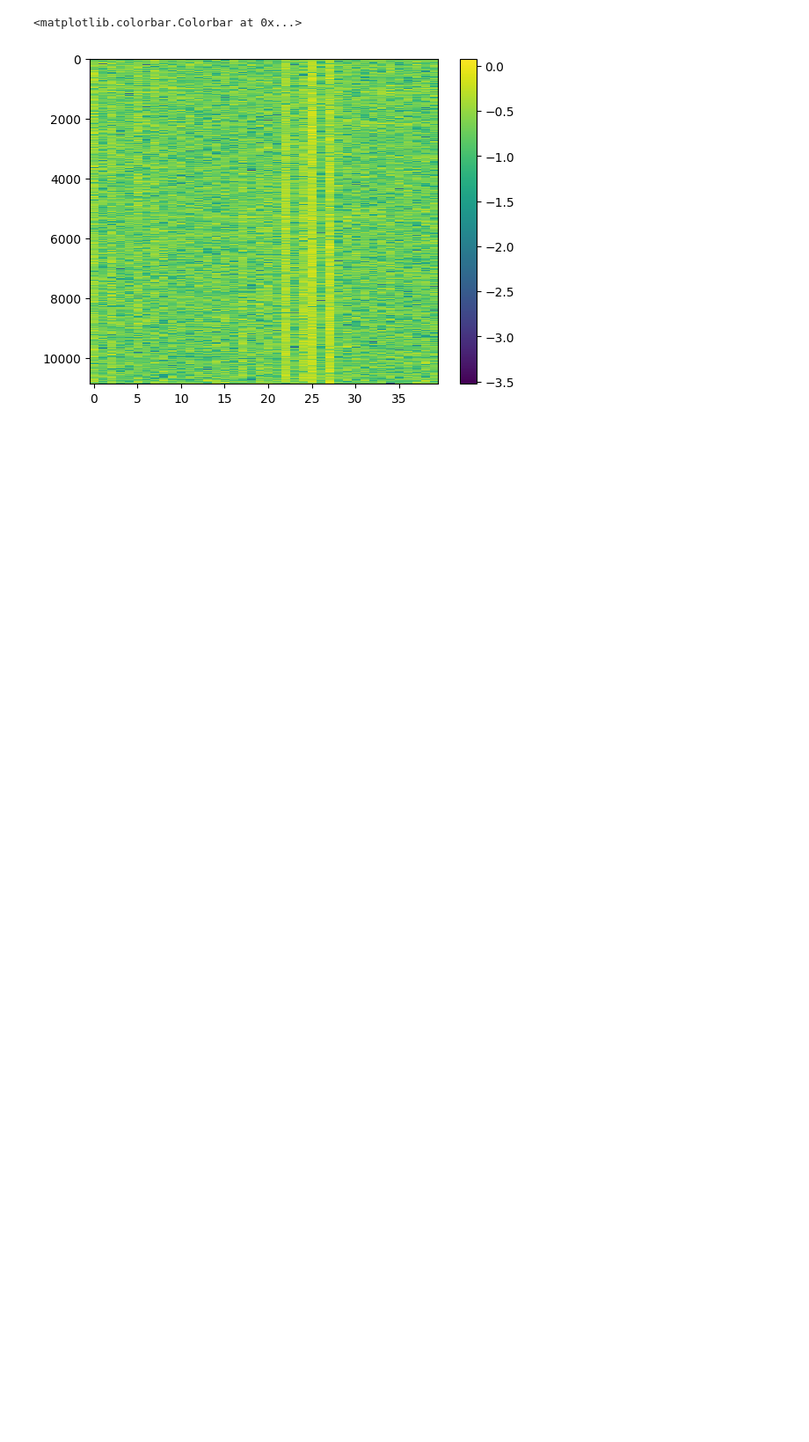
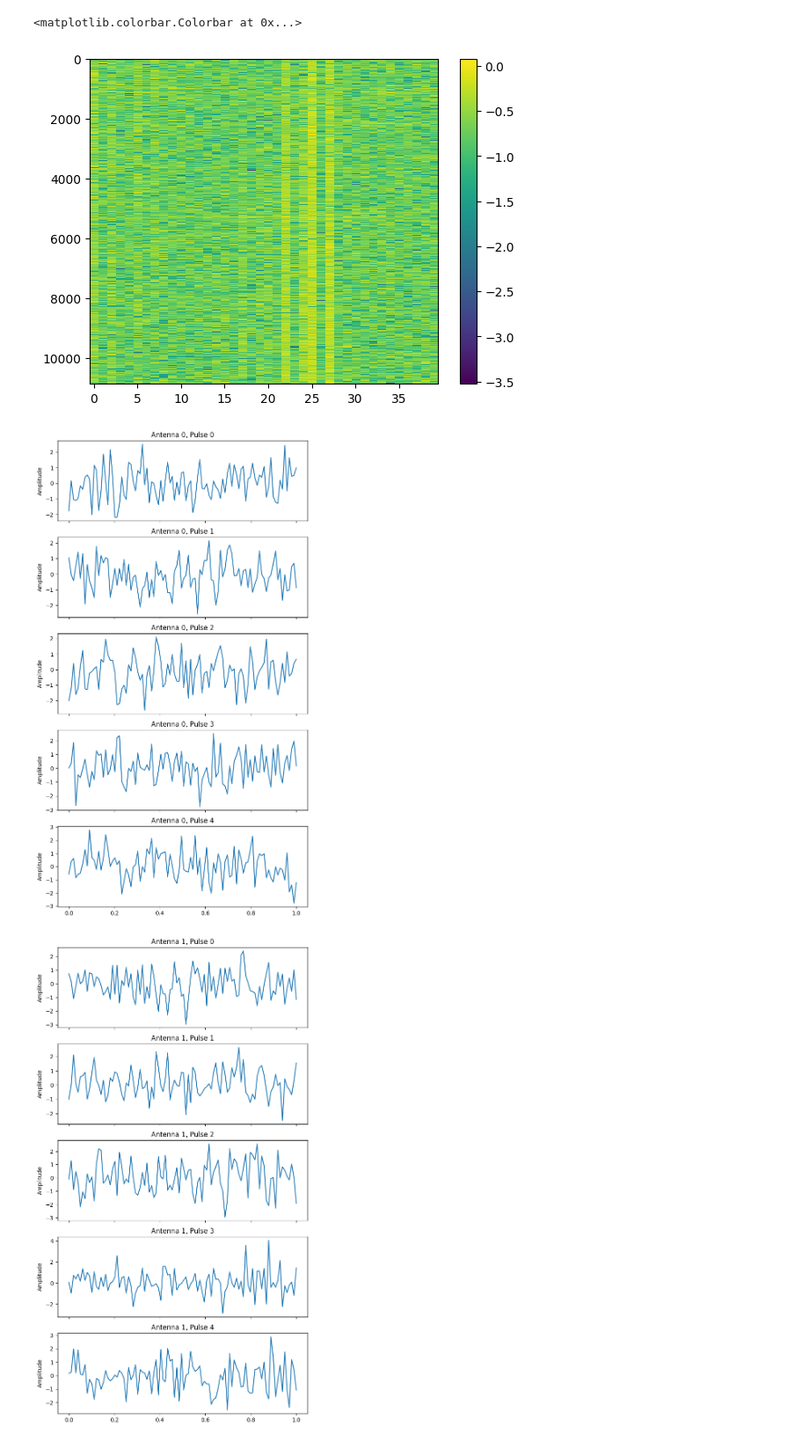
Before and after one commit to ALBATROS-Experiment/albatros_analysis, a Jupyter notebook: scripts/manual_xcorr.ipynb, the cells around one changed output. Shown at 88% size. Drawn from its saved outputs; the diff is of its cells as text; code cells hidden in the pictures; blank space fills up the shorter version.

```diff
--- a/scripts/manual_xcorr.ipynb
+++ b/scripts/manual_xcorr.ipynb
@@ -566,3 +566,31 @@ plt.colorbar()
 # %% [output]
 <matplotlib.colorbar.Colorbar at 0x...>
 [figure]
+# %%
+import numpy as np
+import matplotlib.pyplot as plt
+
+# Dummy data: 5 pulses, 3 antennas, 100 time points
+n_pulses = 5
+n_antennas = 3
+n_time = 100
+
+data = np.random.randn(n_pulses, n_antennas, n_time)
+time = np.linspace(0, 1, n_time)
+
+for antenna in range(n_antennas):
+    fig, ax = plt.subplots(n_pulses, 1, figsize=(8, 3 * n_pulses), sharex=True)
+
+    for pulse in range(n_pulses):
+        ax[pulse].plot(time, data[pulse, antenna])
+        ax[pulse].set_title(f"Antenna {antenna}, Pulse {pulse}")
+        ax[pulse].set_ylabel("Amplitude")
+
+ax[-1].set_xlabel("Time (s)")  # Add xlabel to the bottom plot only
+
+plt.tight_layout()
+plt.savefig(f"antenna_{antenna}_pulses.png")  # Save each figure
+plt.close(fig)  # Close figure to free memory
+# %% [output]
+[figure, added]
+[figure, added]
```
Also changed, not shown: 12 other files.
